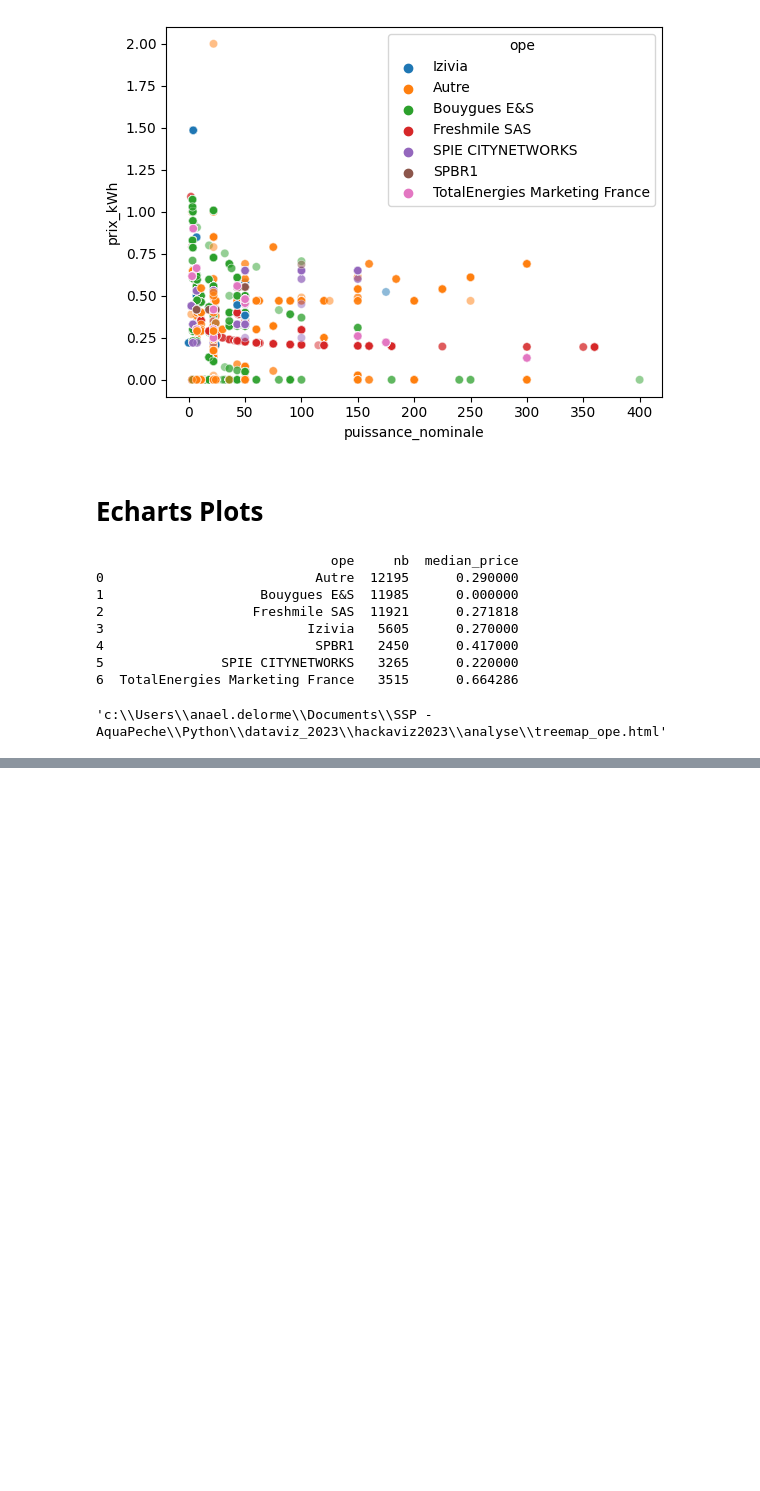
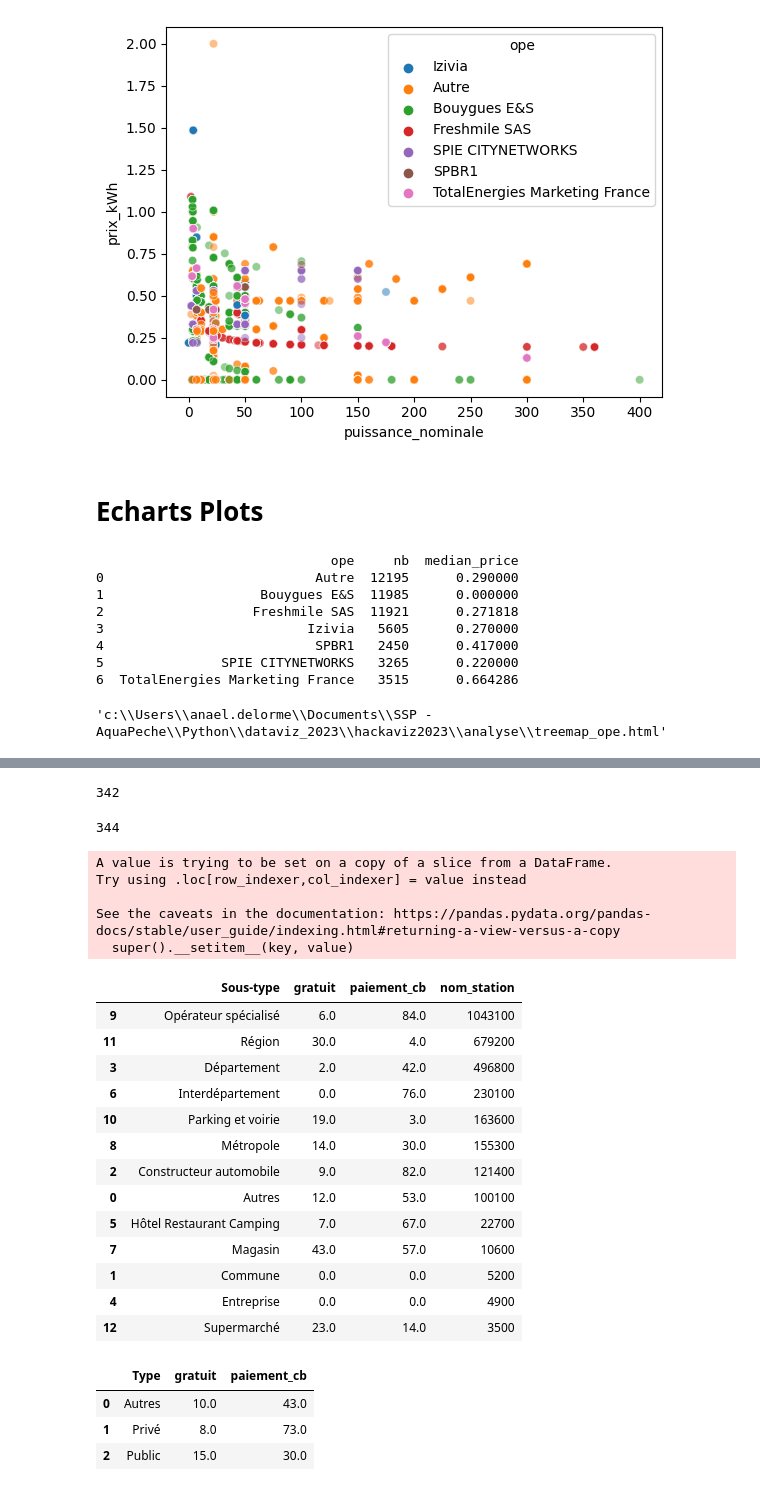
Before and after one commit to anaelDelorme/hackaviz2023, a Jupyter notebook: analyse/exploration_data.ipynb, the cells around one changed output, grey strips where cells are left out. Cells and saved outputs as stored; diff of their text form; code cells hidden in the pictures; blank space fills up the shorter version.

```diff
--- a/analyse/exploration_data.ipynb
+++ b/analyse/exploration_data.ipynb
@@ -300,0 +467,7 @@ c
+# %%
+import geopandas as gpd
+
+bornes_avec_type = gpd.read_file("../data/bornes.geojson")
+
+# Convertir le GeoDataFrame en DataFrame
+bornes_avec_type_sans_geo = bornes_avec_type.drop(columns='geometry')
@@ -300,0 +494,41 @@ c
+# %%
+print(bornes_avec_type["paiement_cb"].isnull().sum())
+# %% [output]
+342
+# %%
+print(bornes_avec_type["gratuit"].isnull().sum())
+# %% [output]
+344
+# %%
+bornes_avec_type["gratuit"] = bornes_avec_type["gratuit"].astype(int)
+bornes_avec_type["paiement_cb"] = bornes_avec_type["paiement_cb"].astype(int)
+# %% [output]
+A value is trying to be set on a copy of a slice from a DataFrame.
+Try using .loc[row_indexer,col_indexer] = value instead
+
+See the caveats in the documentation: https://pandas.pydata.org/pandas-docs/stable/user_guide/indexing.html#returning-a-view-versus-a-copy
+  super().__setitem__(key, value)
+# %%
+bornes_avec_type_sans_geo_grouped = bornes_avec_type.groupby("Sous-type").agg({
+    "gratuit": "mean",
+    "paiement_cb": "mean",
+    "nom_station": "size"
+}).reset_index()
+bornes_avec_type_sans_geo_grouped.iloc[:,1:] = bornes_avec_type_sans_geo_grouped.iloc[:,1:].apply(lambda x: round(x * 100,0))
+
+bornes_avec_type_sans_geo_grouped.sort_values(by=["nom_station"], ascending=False)
+# %% [output]
+|  | Sous-type | gratuit | paiement_cb | nom_station |
+| 9 | Opérateur spécialisé | 6.0 | 84.0 | 1043100 |
+| 11 | Région | 30.0 | 4.0 | 679200 |
+| 3 | Département | 2.0 | 42.0 | 496800 |
+| 6 | Interdépartement | 0.0 | 76.0 | 230100 |
+| 10 | Parking et voirie | 19.0 | 3.0 | 163600 |
+| 8 | Métropole | 14.0 | 30.0 | 155300 |
+| 2 | Constructeur automobile | 9.0 | 82.0 | 121400 |
+| 0 | Autres | 12.0 | 53.0 | 100100 |
+| 5 | Hôtel Restaurant Camping | 7.0 | 67.0 | 22700 |
+| 7 | Magasin | 43.0 | 57.0 | 10600 |
+| 1 | Commune | 0.0 | 0.0 | 5200 |
+| 4 | Entreprise | 0.0 | 0.0 | 4900 |
+| 12 | Supermarché | 23.0 | 14.0 | 3500 |
@@ -300,0 +550,7 @@ c
+# %%
+df_pour_chart
+# %% [output]
+|  | Type | gratuit | paiement_cb |
+| 0 | Autres | 10.0 | 43.0 |
+| 1 | Privé | 8.0 | 73.0 |
+| 2 | Public | 15.0 | 30.0 |
```
Also changed, not shown: parts of 23 cells of this notebook, 19 other files.
